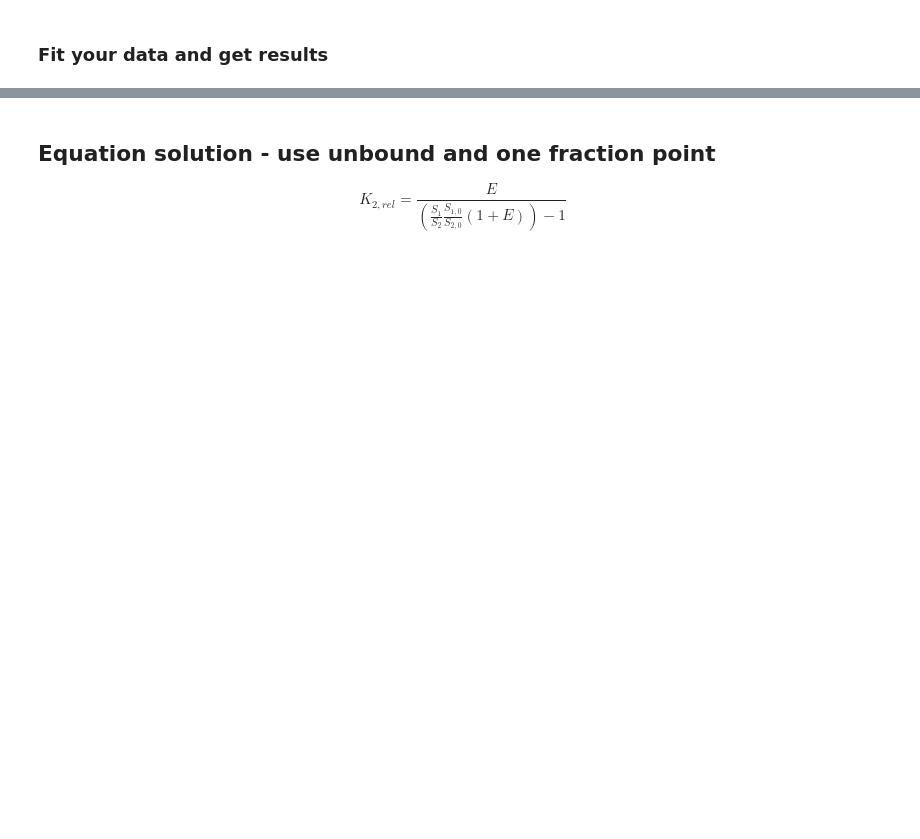
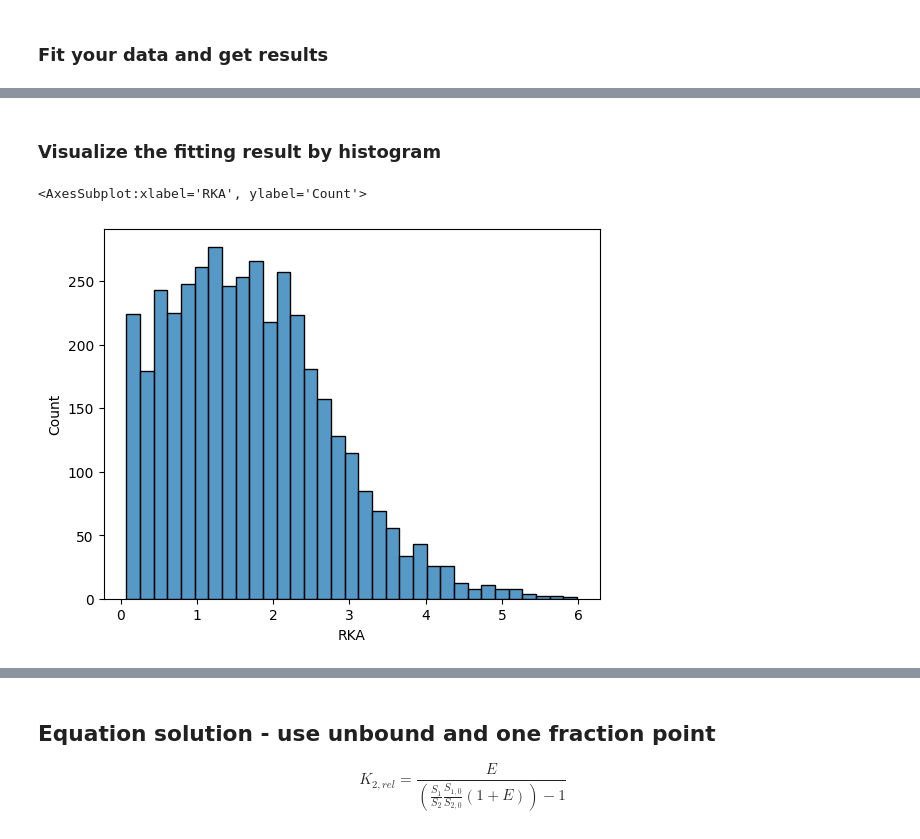
Before and after one commit to hsuanchunlin/HiTS-EQ_Python_version, a Jupyter notebook: HiTS-EQ.ipynb, the cells around one changed output, grey strips where cells are left out. Drawn from its saved outputs; the diff is of its cells as text; code cells hidden in the pictures; blank space fills up the shorter version.

```diff
--- a/HiTS-EQ.ipynb
+++ b/HiTS-EQ.ipynb
@@ -35,3 +59,10 @@ library = df.iloc[2:,0].reset_index().drop("index",axis=1)
+# %%
+def threshold_check(x):
+    if x >= count_threshold:
+        return "OK"
+    else:
+        return "NG"
+qc = sequence_count.iloc[:,1].astype(float).apply(threshold_check).reset_index(drop=True).apply(pd.Series)
 # %% [markdown]
 ### Define fitting function
 $$f = 1 -( \frac{D_{t}}{D_t1}\times (1-frac) \times \frac{D_1}{D_0})= \frac{E}{E+K_D}$$
@@ -113,0 +140,8 @@ filter
+# %% [markdown]
+### Visualize the fitting result by histogram
+# %%
+#Just plot rKa values
+sns.histplot(filter.RKA)
+# %% [output]
+<AxesSubplot:xlabel='RKA', ylabel='Count'>
+[figure, added]
```
Also changed, not shown: parts of 33 cells of this notebook, 1 other file.
